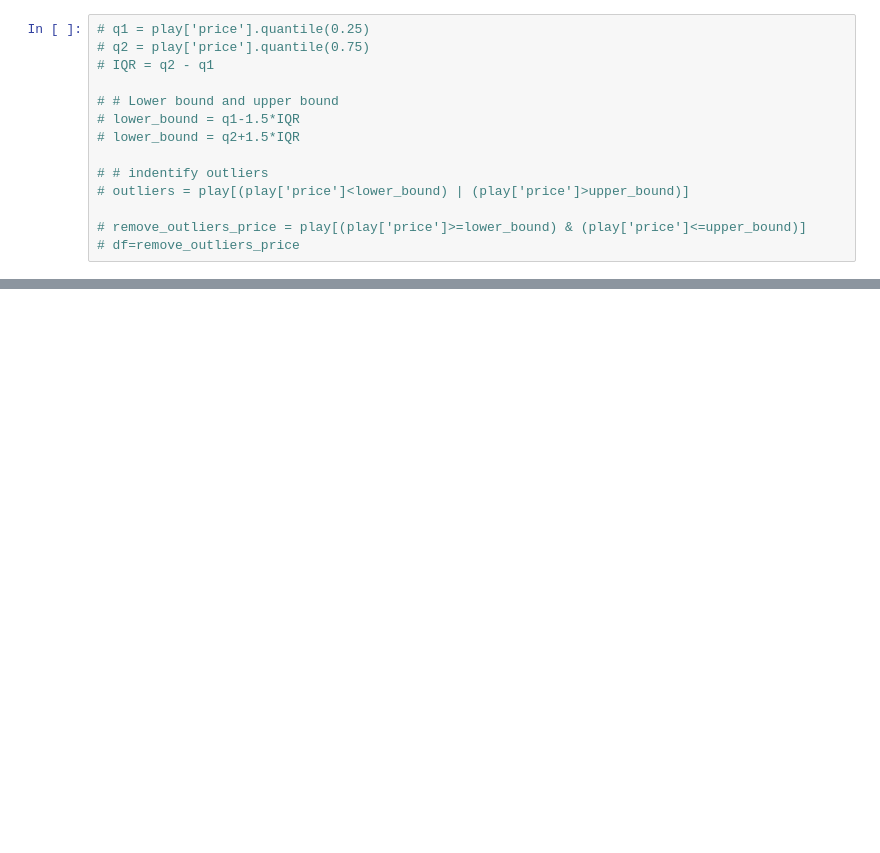
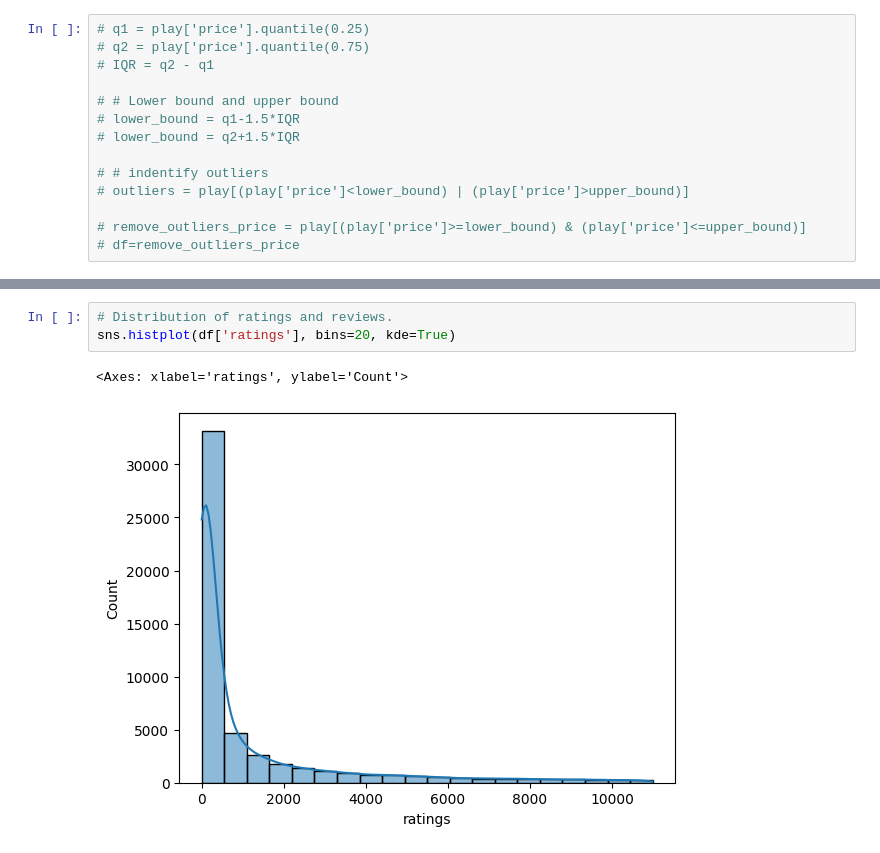
Before and after one commit to ankitlovanshi/pandas_project, a Jupyter notebook: project_on_playstore.ipynb, the cells around one changed output, grey strips where cells are left out. Cells and saved outputs as stored; diff of their text form; blank space fills up the shorter version.

Commit message:
Exploratory Data Analysis & Visualizations

```diff
--- a/project_on_playstore.ipynb
+++ b/project_on_playstore.ipynb
@@ -195,0 +215,6 @@ df
+# %%
+# Distribution of ratings and reviews.
+sns.histplot(df['ratings'], bins=20, kde=True)
+# %% [output]
+<Axes: xlabel='ratings', ylabel='Count'>
+[figure, added]
```
Also changed, not shown: parts of 15 cells of this notebook.
